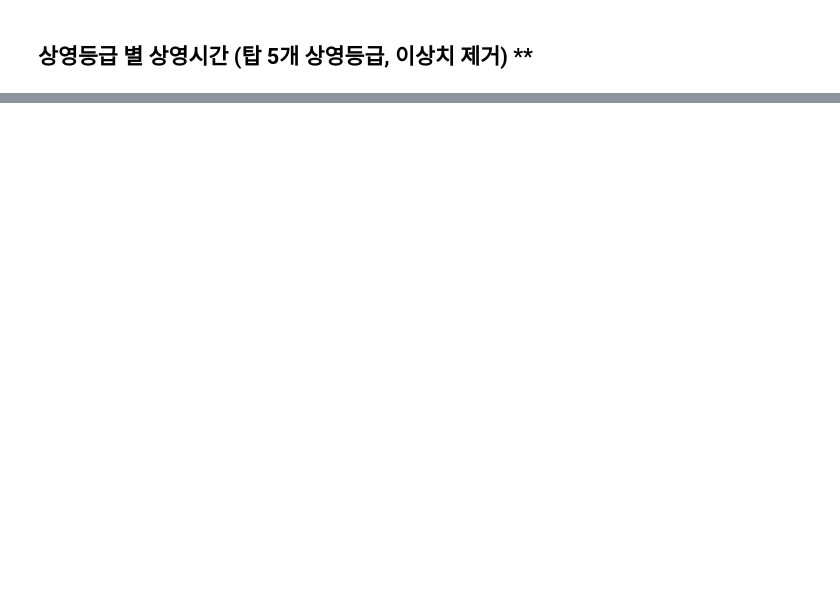
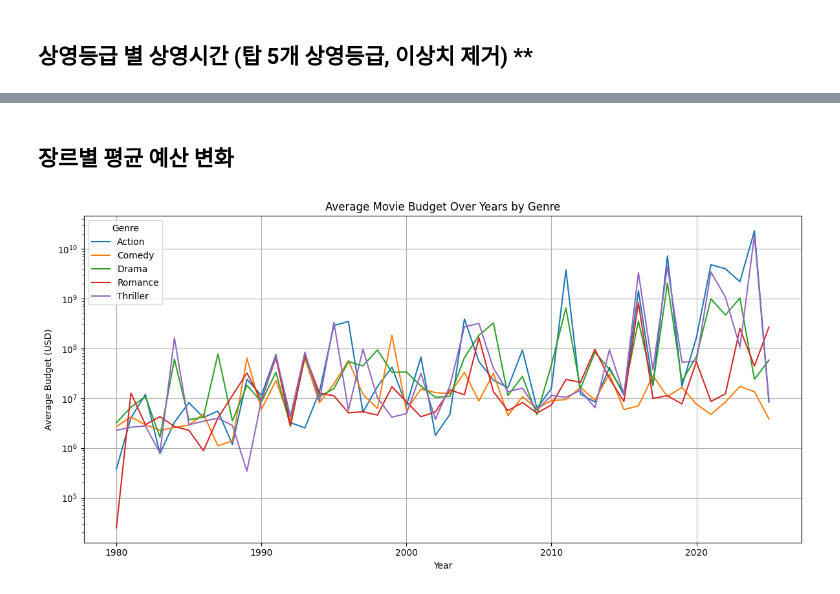
Before and after one commit to Encore-SKN-17/EDA_MINI_1TEAM, a Jupyter notebook: movie_EDA.ipynb, the cells around one changed output, grey strips where cells are left out. Cells and saved outputs as stored; diff of their text form; code cells hidden in the pictures; blank space fills up the shorter version.

```diff
--- a/movie_EDA.ipynb
+++ b/movie_EDA.ipynb
@@ -321,0 +370,45 @@ plt.show()
+# %% [markdown]
+## 장르별 평균 예산 변화
+# %%
+# USD로 바꾸기
+genre_df = movie_df[(movie_df['budget'] > '0') & (movie_df['Duration_minute'].notnull())].copy()
+genre_df['budget'] = genre_df['budget'].apply(convert_to_usd)
+
+# 다중 장르 하나로 펼치기
+genre_df = genre_df.explode('genres')
+
+# 이름 바꾸기
+genre_df.rename(columns={'genres': 'Genre'}, inplace=True)
+
+# 탑 5 장르
+top_genres = genre_df['Genre'].value_counts().head(5).index
+genre_df = genre_df[genre_df['Genre'].isin(top_genres)]
+
+"""
+# Step 4: Remove outliers by genre using IQR
+def remove_outliers_iqr_grouped(df, column, group_col):
+    return df.groupby(group_col, group_keys=False).apply(lambda x: remove_outliers_iqr(x, column))
+
+filtered_df = remove_outliers_iqr_grouped(genre_df, 'budget', 'Genre')
+
+"""
+
+# 연도 장르 그룹핑
+avg_budget_by_genre = (
+    genre_df.groupby(['Year', 'Genre'])['budget']
+    .mean()
+    .reset_index()
+)
+
+# Plot
+plt.figure(figsize=(12, 6))
+sns.lineplot(data=avg_budget_by_genre, x='Year', y='budget', hue='Genre')
+plt.yscale('log')  # Optional: remove this if not needed
+plt.title('Average Movie Budget Over Years by Genre')
+plt.xlabel('Year')
+plt.ylabel('Average Budget (USD)')
+plt.grid(True)
+plt.tight_layout()
+plt.show()
+# %% [output]
+[figure, added]
```
Also changed, not shown: parts of 27 cells of this notebook, 1 other file.
